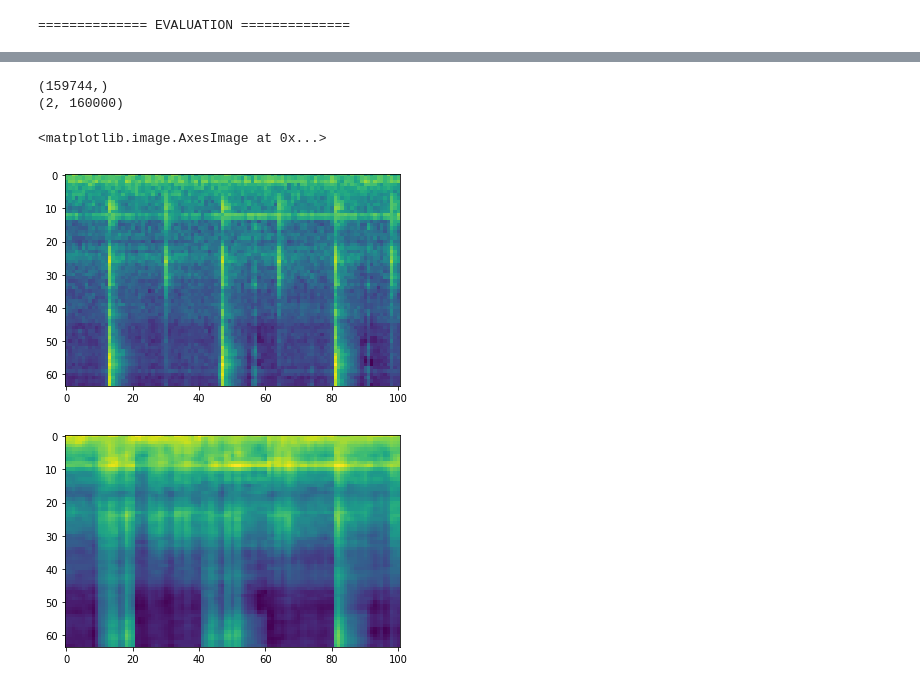
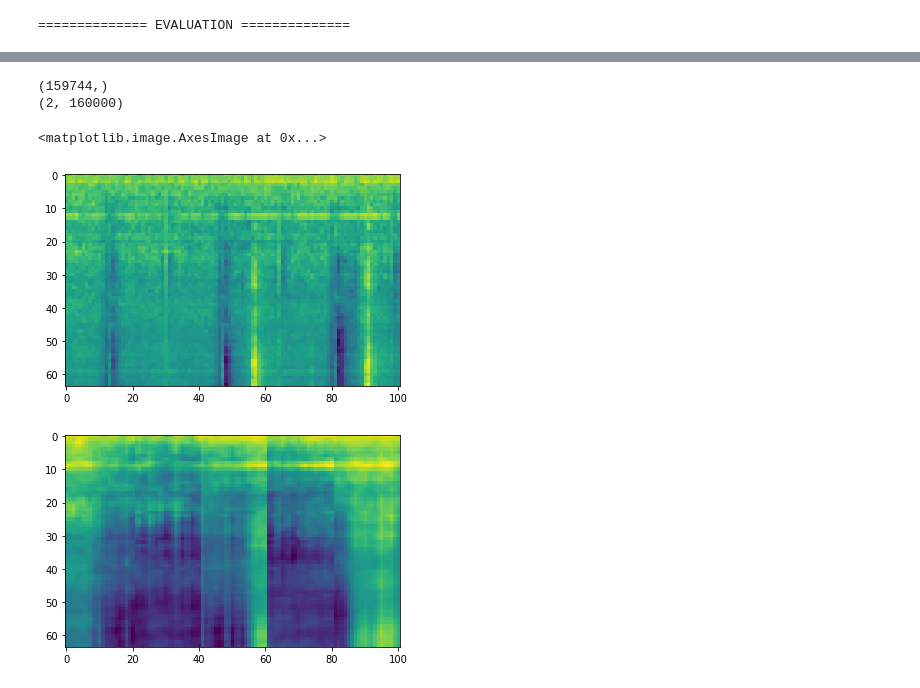
Before and after one commit to jc5201/asteroid, a Jupyter notebook: anomaly/grad_cam.ipynb, the cells around one changed output, grey strips where cells are left out. Drawn from its saved outputs; the diff is of its cells as text; code cells hidden in the pictures.

```diff
--- a/anomaly/grad_cam.ipynb
+++ b/anomaly/grad_cam.ipynb
@@ -501,7 +348,7 @@ sep_model = xumx_model(model_path)
 sep_model.eval()
 sep_model = sep_model.cuda()
 # %%
-from pytorch_grad_cam import GradCAM, GradCAMPlusPlus, XGradCAM, FullGrad
+from pytorch_grad_cam import GradCAMPlusPlus
 
 grad_target_layers = [model.ff[4]]
 cam = GradCAMPlusPlus(model=model, target_layers=grad_target_layers, use_cuda=True)
@@ -540,7 +387,7 @@ mixture_y = ys
 active_labels = torch.stack([active_label_sources[src] for src in ['id_00', 'id_02']])
 _, time = sep_model(torch.Tensor(mixture_y).unsqueeze(0).cuda(), active_labels.unsqueeze(0).cuda())
 
-yt = time[1, 0, 0, :].detach().cpu().numpy()
+yt = time[0, 0, 0, :].detach().cpu().numpy()
 print(yt.shape)
 print(mixture_y.shape)
 mt = mixture_y[0, :]
@@ -558,35 +405,35 @@ error1 = torch.mean(((data - model(data)) ** 2), dim=[1, 2])
 # max_idx = torch.argmax(error).cpu().item()
 # print(torch.max(error))
 # print(max_idx)
 
 idx = 160
 
 targets = [ReconOutputTarget(data[idx, :, :])]
 cam_result = cam(input_tensor=data[idx:idx + 1, :, :], targets=targets)
 
 spec_list = [data[idx].cpu().numpy().T[:, :]]
 cam_list = [1 - cam_result[0, :, :].T]
 
 for i in range (1, 5):
     new_idx = idx + 20 * i
     targets = [ReconOutputTarget(data[new_idx, :, :])]
     cam_result = cam(input_tensor=data[new_idx:new_idx + 1, :, :], targets=targets)
 
     spec_list.append(data[new_idx].cpu().numpy().T[:, 1:])
     cam_list.append(1 - cam_result[0, 1:, :].T)
 
 
 plt.imshow(numpy.concatenate(spec_list, axis=1))
 
 plt.figure()
 
 plt.imshow(numpy.concatenate(cam_list, axis=1))
 # %% [output]
 (159744,)
 (2, 160000)
 <matplotlib.image.AxesImage at 0x...>
-[figure, old version]
+[figure, new version]
-[figure, old version]
+[figure, new version]
 # %%
 normalize = lambda X : (X - X.min()) / (X.max() - X.min())
 
```
Also changed, not shown: parts of 8 cells of this notebook, 24 other files.
